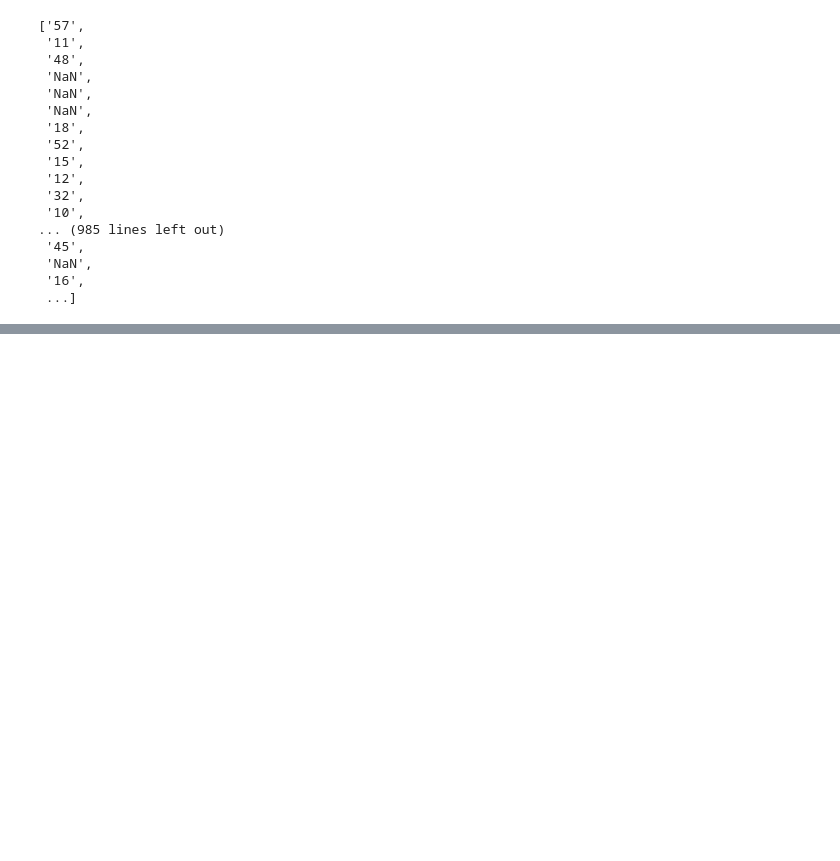
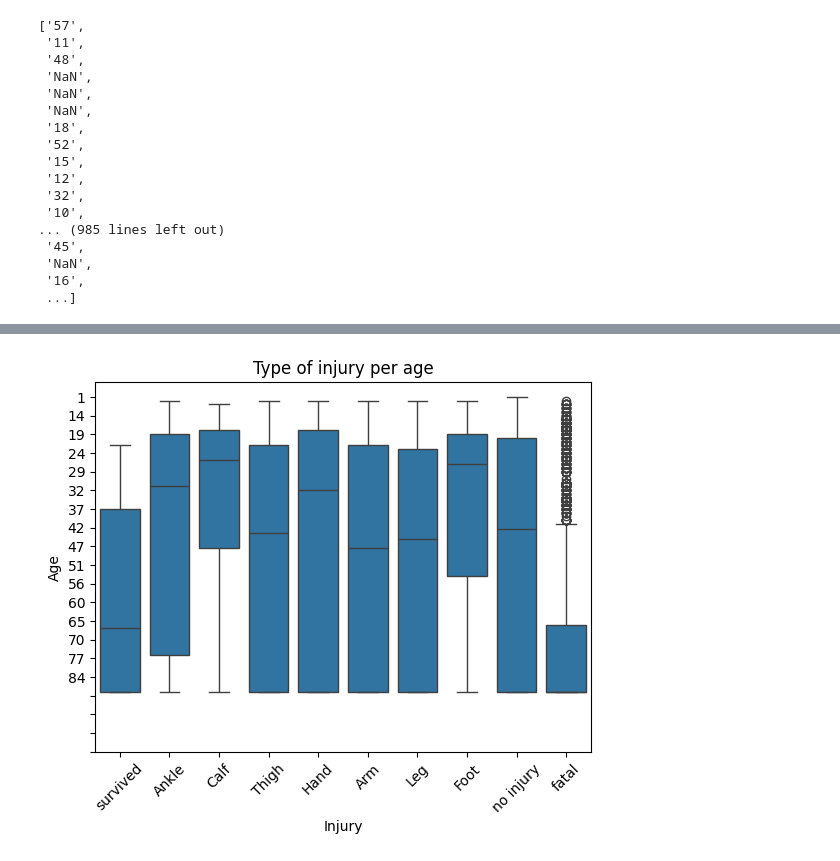
Before and after one commit to Futurartina/Sharks, a Jupyter notebook: main.ipynb, the cells around one changed output, grey strips where cells are left out. Cells and saved outputs as stored; diff of their text form; code cells hidden in the pictures; blank space fills up the shorter version.

```diff
--- a/main.ipynb
+++ b/main.ipynb
@@ -1776,0 +1565,25 @@ sns.histplot(data=data_filtered, x="Country", hue="Categorised_species")
+# %%
+filtered_2 = attacks['Injury'].value_counts().head(10)
+filtered_2 = filtered_2.index.tolist()
+data_filtered_2 = attacks[attacks['Injury'].isin(filtered_2)]
+# Defines the 10 first types of injuries.
+
+order = filtered_2[::-1]
+# Sorts "filtered_2" in descending order
+sns.boxplot(x="Injury", y=sorted(data_filtered_2["Age"], reverse=False), data=data_filtered_2, order=order)
+# Creates the boxplot.
+
+plt.yticks(range(0, 100, 5))
+plt.xticks(rotation=45)
+# Defines the range of the "age" and rotates "injury".
+
+plt.ylabel("Age")
+# The laber of the y-axis is added as "Age".
+
+plt.title("Type of injury per age")
+# The title of the graph is defined as "Type of injury per age".
+
+# The title of Y-axis is changed to "Top 3 countries".
+plt.show()
+# %% [output]
+[figure, added]
```
Also changed, not shown: parts of 52 cells of this notebook, 8 other files.
